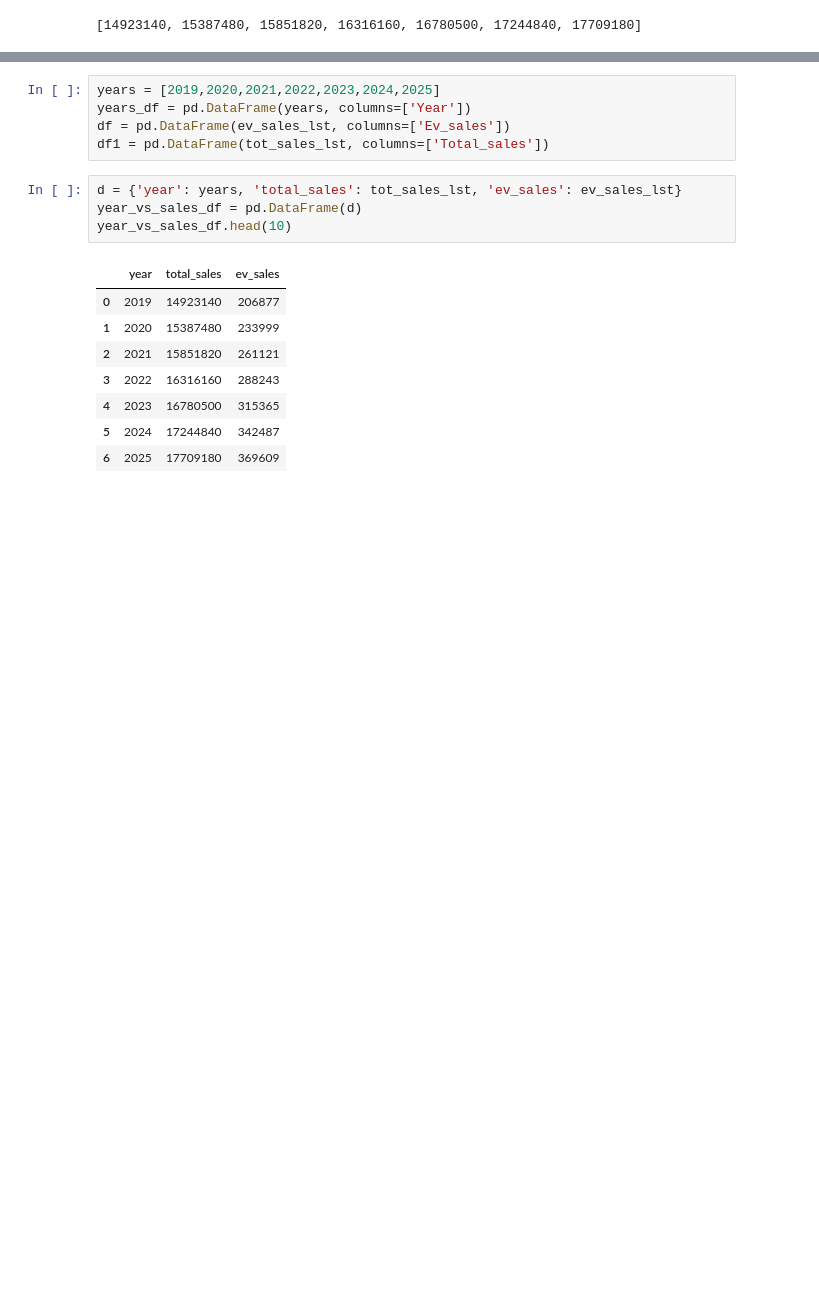
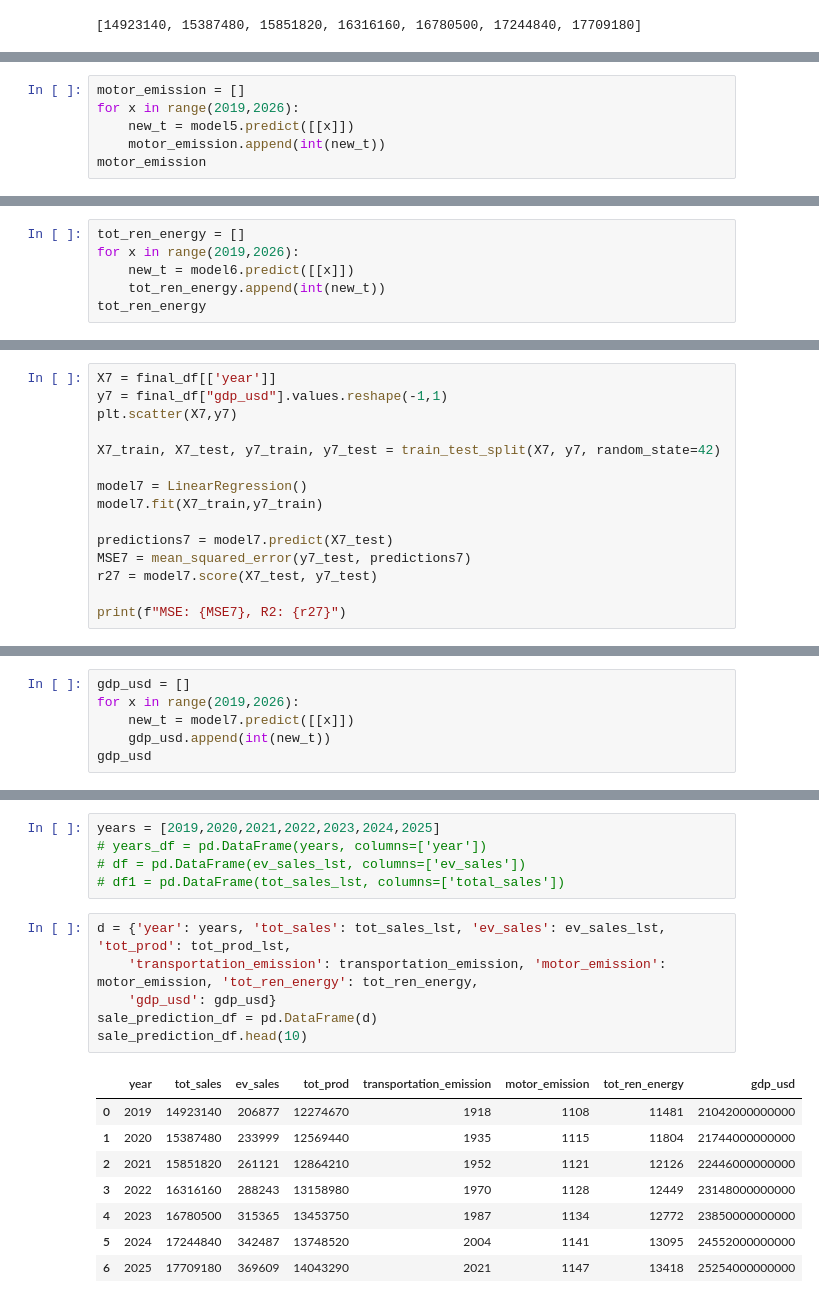
Before and after one commit to sjani184/Climate-in-the-US, a Jupyter notebook: Resources/pandas/ML_code.ipynb, the cells around one changed output, grey strips where cells are left out. Saved outputs shown, nothing was run; the diff lists cells and outputs as text; blank space fills up the shorter version.

```diff
--- a/Resources/pandas/ML_code.ipynb
+++ b/Resources/pandas/ML_code.ipynb
@@ -190,0 +308,6 @@ tot_sales_lst
+# %%
+motor_emission = []
+for x in range(2019,2026):
+    new_t = model5.predict([[x]])
+    motor_emission.append(int(new_t))
+motor_emission
@@ -190,0 +334,6 @@ tot_sales_lst
+# %%
+tot_ren_energy = []
+for x in range(2019,2026):
+    new_t = model6.predict([[x]])
+    tot_ren_energy.append(int(new_t))
+tot_ren_energy
@@ -190,0 +342,15 @@ tot_sales_lst
+# %%
+X7 = final_df[['year']]
+y7 = final_df["gdp_usd"].values.reshape(-1,1)
+plt.scatter(X7,y7)
+
+X7_train, X7_test, y7_train, y7_test = train_test_split(X7, y7, random_state=42)
+
+model7 = LinearRegression()
+model7.fit(X7_train,y7_train)
+
+predictions7 = model7.predict(X7_test)
+MSE7 = mean_squared_error(y7_test, predictions7)
+r27 = model7.score(X7_test, y7_test)
+
+print(f"MSE: {MSE7}, R2: {r27}")
@@ -190,0 +360,6 @@ tot_sales_lst
+# %%
+gdp_usd = []
+for x in range(2019,2026):
+    new_t = model7.predict([[x]])
+    gdp_usd.append(int(new_t))
+gdp_usd
@@ -210,18 +439,20 @@ Text(0.5, 1.0, 'Residual Plot')
 # %%
 years = [2019,2020,2021,2022,2023,2024,2025]
-years_df = pd.DataFrame(years, columns=['Year'])
-df = pd.DataFrame(ev_sales_lst, columns=['Ev_sales'])
-df1 = pd.DataFrame(tot_sales_lst, columns=['Total_sales'])
+# years_df = pd.DataFrame(years, columns=['year'])
+# df = pd.DataFrame(ev_sales_lst, columns=['ev_sales'])
+# df1 = pd.DataFrame(tot_sales_lst, columns=['total_sales'])
 # %%
-d = {'year': years, 'total_sales': tot_sales_lst, 'ev_sales': ev_sales_lst}
-year_vs_sales_df = pd.DataFrame(d)
-year_vs_sales_df.head(10)
+d = {'year': years, 'tot_sales': tot_sales_lst, 'ev_sales': ev_sales_lst, 'tot_prod': tot_prod_lst,
+    'transportation_emission': transportation_emission, 'motor_emission': motor_emission, 'tot_ren_energy': tot_ren_energy,
+    'gdp_usd': gdp_usd}
+sale_prediction_df = pd.DataFrame(d)
+sale_prediction_df.head(10)
 # %% [output]
-|  | year | total_sales | ev_sales |
-| 0 | 2019 | 14923140 | 206877 |
-| 1 | 2020 | 15387480 | 233999 |
-| 2 | 2021 | 15851820 | 261121 |
-| 3 | 2022 | 16316160 | 288243 |
-| 4 | 2023 | 16780500 | 315365 |
-| 5 | 2024 | 17244840 | 342487 |
-| 6 | 2025 | 17709180 | 369609 |
+|  | year | tot_sales | ev_sales | tot_prod | transportation_emission | motor_emission | tot_ren_energy | gdp_usd |
+| 0 | 2019 | 14923140 | 206877 | 12274670 | 1918 | 1108 | 11481 | 21042000000000 |
+| 1 | 2020 | 15387480 | 233999 | 12569440 | 1935 | 1115 | 11804 | 21744000000000 |
+| 2 | 2021 | 15851820 | 261121 | 12864210 | 1952 | 1121 | 12126 | 22446000000000 |
+| 3 | 2022 | 16316160 | 288243 | 13158980 | 1970 | 1128 | 12449 | 23148000000000 |
+| 4 | 2023 | 16780500 | 315365 | 13453750 | 1987 | 1134 | 12772 | 23850000000000 |
+| 5 | 2024 | 17244840 | 342487 | 13748520 | 2004 | 1141 | 13095 | 24552000000000 |
+| 6 | 2025 | 17709180 | 369609 | 14043290 | 2021 | 1147 | 13418 | 25254000000000 |
```
Also changed, not shown: parts of 45 cells of this notebook, 18 other files.
